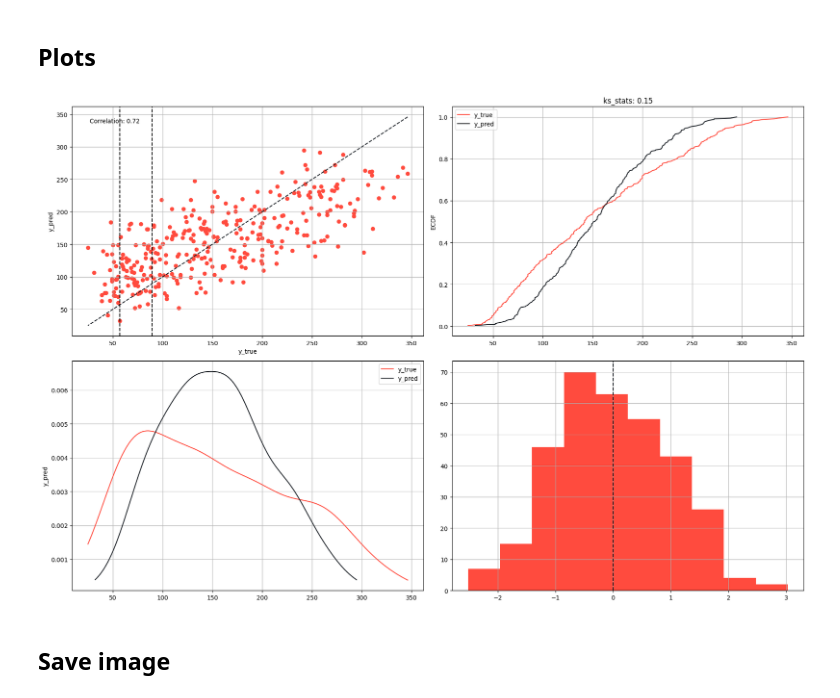
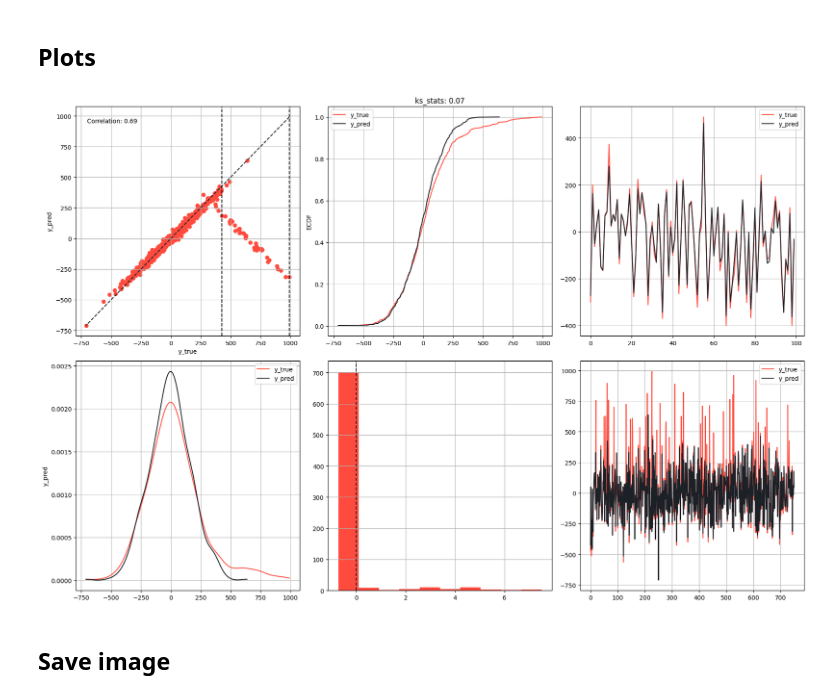
Before and after one commit to Manuelfjr/mlpr, a Jupyter notebook: notebooks/regression/01.ml_regression_examples.ipynb, the cells around one changed output. Saved outputs shown, nothing was run; the diff lists cells and outputs as text; code cells hidden in the pictures.

```diff
--- a/notebooks/regression/01.ml_regression_examples.ipynb
+++ b/notebooks/regression/01.ml_regression_examples.ipynb
@@ -95,17 +140,17 @@ best_model, best_params = \
 # %% [markdown]
 ## Predictions
 # %%
-data_test = pd.DataFrame(
+data_train = pd.DataFrame(
     grid_search.X_train,
     columns=X.columns
 )
-data_test["y_true"] = grid_search.y_train
-data_test["y_pred"] = grid_search.best_model.predict(grid_search.X_train)
+data_train["y_true"] = grid_search.y_train
+data_train["y_pred"] = grid_search.best_model.predict(grid_search.X_train)
 # %% [markdown]
 ## Metrics
 # %%
-k = 10
-rm = metrics.RegressionMetrics(data_test, *["y_true", "y_pred"])
+k = 3
+rm = metrics.RegressionMetrics(data_train, *["y_true", "y_pred"])
 # %%
 results = rm.calculate_metrics(
     ["mape", "rmse", "kolmogorov_smirnov", "confusion_matrix", "calculate_kappa"],
@@ -120,30 +165,70 @@ results = rm.calculate_metrics(
 # %% [markdown]
 ## Plots
 # %%
-rp = plots.RegressionPlots(data_test, color_palette=["#FF4B3E", "#1C2127"])
+rp = RegressionPlots(data_train, color_palette=["#FF4B3E", "#1C2127"])
 fig, axs = rp.grid_plot(
     plot_functions=[
-        ['scatter', 'plot_ecdf'],
-        ['plot_kde', 'plot_error_hist']
+        ['graph11', 'graph12', 'graph13'],
+        ['graph21', 'graph22', 'graph23'],
     ],
     plot_args={
-        'scatter': {
-            'y_true_col': 'y_true',
-            'y_pred_col': 'y_pred',
-            'linecolor': '#1C2127',
-            'worst_interval': True,
-            'metrics': rm.metrics["calculate_kappa"],
-            'class_interval': rm._class_intervals,
-            'positive': False
+        'graph11': {
+            "plot": "scatter",
+            "params": {
+                'y_true_col': 'y_true',
+                'y_pred_col': 'y_pred',
+                'linecolor': '#1C2127',
+                'worst_interval': True,
+                'metrics': rm.metrics["calculate_kappa"],
+                'class_interval': rm._class_intervals,
+                'method': 'recall',
+                'positive': True
+            }
         },
-        'plot_ecdf': {'y_true_col': 'y_true', 'y_pred_col': 'y_pred'},
-        'plot_kde': {'columns': ['y_true', 'y_pred']},
-        'plot_error_hist': {'y_true_col': 'y_true', 'y_pred_col': 'y_pred', 'linecolor': '#1C2127'}
+        'graph12': {
+            "plot": "plot_ecdf",
+            "params": {
+                'y_true_col': 'y_true',
+                'y_pred_col': 'y_pred'
+            }
+        },
+        'graph21': {
+            "plot": "plot_kde",
+            "params": {
+                'columns': ['y_true', 'y_pred']
+            }
+        },
+        'graph22': {
+            "plot": "plot_error_hist",
+            "params": {
+                'y_true_col': 'y_true',
+                'y_pred_col': 'y_pred',
+                'linecolor': '#1C2127'
+            }
+        },
+        'graph13': {
+            "plot": "plot_fitted",
+            "params": {
+                'y_true_col': 'y_true',
+                'y_pred_col': 'y_pred',
+                'condition': data_train["y_true"] < 500,
+                'sample_size': 100
+            }
+        },
+        'graph23': {
+            "plot": "plot_fitted",
+            "params": {
+                'y_true_col': 'y_true',
+                'y_pred_col': 'y_pred',
+                'condition': None,
+                'sample_size': None
+            }
+        },
     },
     show_inline=True
 )
 # %% [output]
-[figure, old version]
+[figure, new version]
 # %% [markdown]
 ## Save image
 # %%
```
Also changed, not shown: parts of 4 cells of this notebook, 7 other files.
